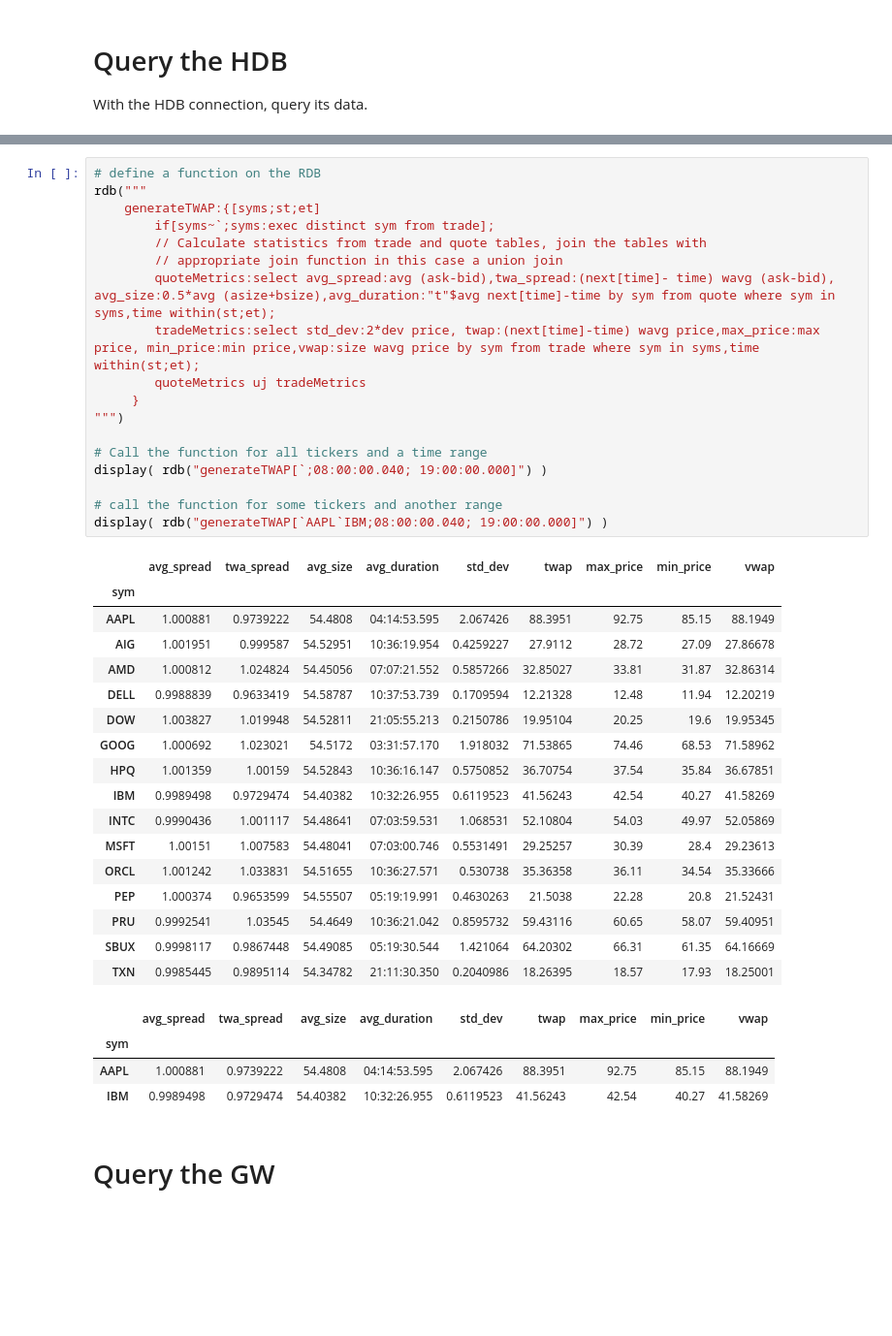
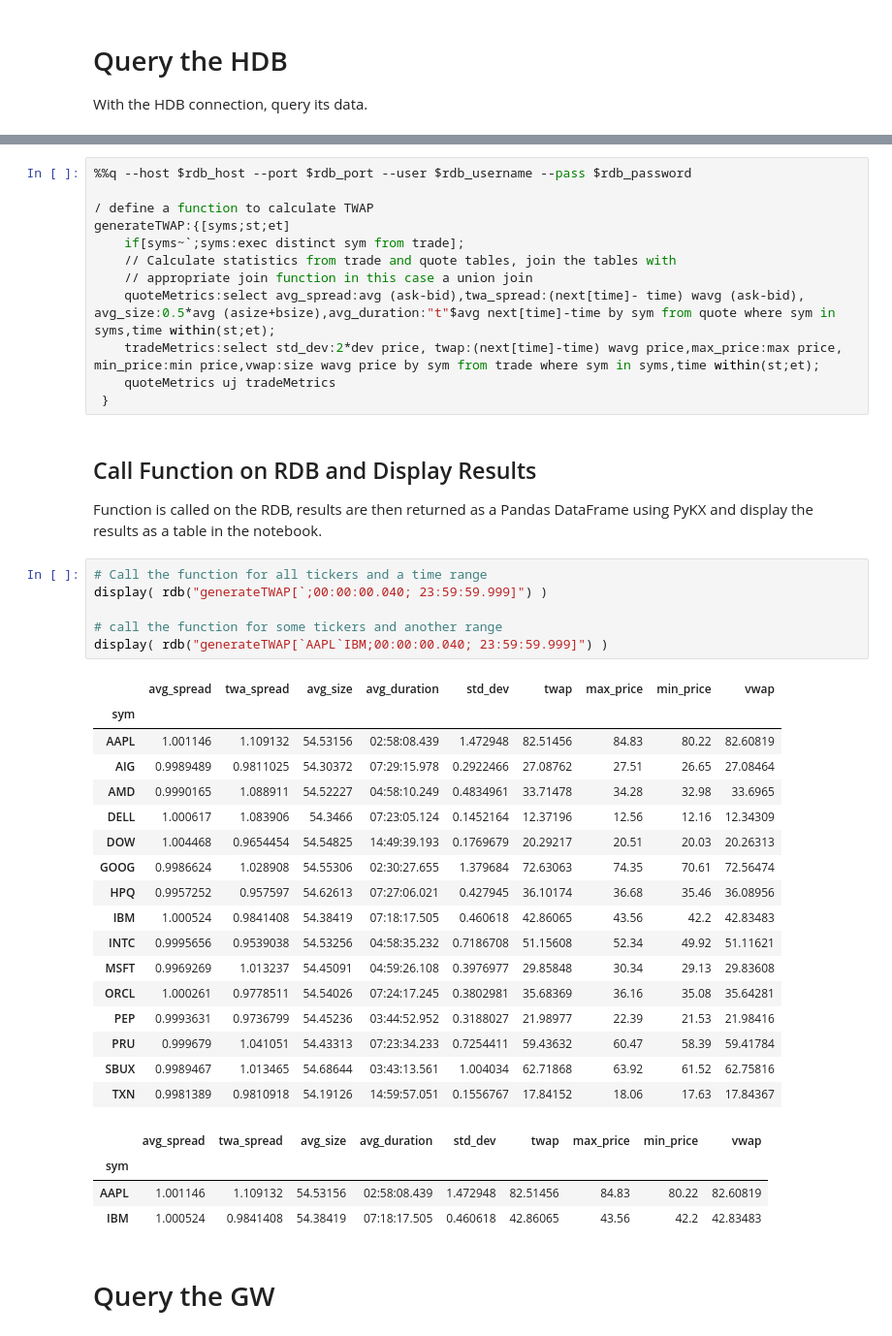
Before and after one commit to aws/amazon-finspace-examples, a Jupyter notebook: ManagedkdbInsights/basic_tick_V3/pykx_query_all.ipynb, the cells around one changed output, grey strips where cells are left out. Shown: that part at 97% size. Saved outputs shown, nothing was run; the diff lists cells and outputs as text; blank space fills up the shorter version.

```diff
--- a/ManagedkdbInsights/basic_tick_V3/pykx_query_all.ipynb
+++ b/ManagedkdbInsights/basic_tick_V3/pykx_query_all.ipynb
@@ -165,43 +181,46 @@ trade: 299,185
+# %%
+%%q --host $rdb_host --port $rdb_port --user $rdb_username --pass $rdb_password
+
+/ define a function to calculate TWAP
+generateTWAP:{[syms;st;et]
+    if[syms~`;syms:exec distinct sym from trade];
+    // Calculate statistics from trade and quote tables, join the tables with
+    // appropriate join function in this case a union join
+    quoteMetrics:select avg_spread:avg (ask-bid),twa_spread:(next[time]- time) wavg (ask-bid), avg_size:0.5*avg (asize+bsize),avg_duration:"t"$avg next[time]-time by sym from quote where sym in syms,time within(st;et);
+    tradeMetrics:select std_dev:2*dev price, twap:(next[time]-time) wavg price,max_price:max price, min_price:min price,vwap:size wavg price by sym from trade where sym in syms,time within(st;et);
+    quoteMetrics uj tradeMetrics
+ }
+# %% [markdown]
+## Call Function on RDB and Display Results
+Function is called on the RDB, results are then returned as a Pandas DataFrame using PyKX and display the results as a table in the notebook.
 # %%
-# define a function on the RDB
-rdb("""
-    generateTWAP:{[syms;st;et]
-        if[syms~`;syms:exec distinct sym from trade];
-        // Calculate statistics from trade and quote tables, join the tables with
-        // appropriate join function in this case a union join
-        quoteMetrics:select avg_spread:avg (ask-bid),twa_spread:(next[time]- time) wavg (ask-bid), avg_size:0.5*avg (asize+bsize),avg_duration:"t"$avg next[time]-time by sym from quote where sym in syms,time within(st;et);
-        tradeMetrics:select std_dev:2*dev price, twap:(next[time]-time) wavg price,max_price:max price, min_price:min price,vwap:size wavg price by sym from trade where sym in syms,time within(st;et);
-        quoteMetrics uj tradeMetrics
-     }
-""")
-
 # Call the function for all tickers and a time range
-display( rdb("generateTWAP[`;08:00:00.040; 19:00:00.000]") )
+display( rdb("generateTWAP[`;00:00:00.040; 23:59:59.999]") )
 
 # call the function for some tickers and another range
-display( rdb("generateTWAP[`AAPL`IBM;08:00:00.040; 19:00:00.000]") )
+display( rdb("generateTWAP[`AAPL`IBM;00:00:00.040; 23:59:59.999]") )
 # %% [output]
 |  | avg_spread | twa_spread | avg_size | avg_duration | std_dev | twap | max_price | min_price | vwap |
 | sym |  |  |  |  |  |  |  |  |  |
-| AAPL | 1.000881 | 0.9739222 | 54.4808 | 04:14:53.595 | 2.067426 | 88.3951 | 92.75 | 85.15 | 88.1949 |
-| AIG | 1.001951 | 0.999587 | 54.52951 | 10:36:19.954 | 0.4259227 | 27.9112 | 28.72 | 27.09 | 27.86678 |
-| AMD | 1.000812 | 1.024824 | 54.45056 | 07:07:21.552 | 0.5857266 | 32.85027 | 33.81 | 31.87 | 32.86314 |
-| DELL | 0.9988839 | 0.9633419 | 54.58787 | 10:37:53.739 | 0.1709594 | 12.21328 | 12.48 | 11.94 | 12.20219 |
-| DOW | 1.003827 | 1.019948 | 54.52811 | 21:05:55.213 | 0.2150786 | 19.95104 | 20.25 | 19.6 | 19.95345 |
-| GOOG | 1.000692 | 1.023021 | 54.5172 | 03:31:57.170 | 1.918032 | 71.53865 | 74.46 | 68.53 | 71.58962 |
-| HPQ | 1.001359 | 1.00159 | 54.52843 | 10:36:16.147 | 0.5750852 | 36.70754 | 37.54 | 35.84 | 36.67851 |
-| IBM | 0.9989498 | 0.9729474 | 54.40382 | 10:32:26.955 | 0.6119523 | 41.56243 | 42.54 | 40.27 | 41.58269 |
-| INTC | 0.9990436 | 1.001117 | 54.48641 | 07:03:59.531 | 1.068531 | 52.10804 | 54.03 | 49.97 | 52.05869 |
-| MSFT | 1.00151 | 1.007583 | 54.48041 | 07:03:00.746 | 0.5531491 | 29.25257 | 30.39 | 28.4 | 29.23613 |
-| ORCL | 1.001242 | 1.033831 | 54.51655 | 10:36:27.571 | 0.530738 | 35.36358 | 36.11 | 34.54 | 35.33666 |
-| PEP | 1.000374 | 0.9653599 | 54.55507 | 05:19:19.991 | 0.4630263 | 21.5038 | 22.28 | 20.8 | 21.52431 |
-| PRU | 0.9992541 | 1.03545 | 54.4649 | 10:36:21.042 | 0.8595732 | 59.43116 | 60.65 | 58.07 | 59.40951 |
-| SBUX | 0.9998117 | 0.9867448 | 54.49085 | 05:19:30.544 | 1.421064 | 64.20302 | 66.31 | 61.35 | 64.16669 |
-| TXN | 0.9985445 | 0.9895114 | 54.34782 | 21:11:30.350 | 0.2040986 | 18.26395 | 18.57 | 17.93 | 18.25001 |
+| AAPL | 1.001146 | 1.109132 | 54.53156 | 02:58:08.439 | 1.472948 | 82.51456 | 84.83 | 80.22 | 82.60819 |
+| AIG | 0.9989489 | 0.9811025 | 54.30372 | 07:29:15.978 | 0.2922466 | 27.08762 | 27.51 | 26.65 | 27.08464 |
+| AMD | 0.9990165 | 1.088911 | 54.52227 | 04:58:10.249 | 0.4834961 | 33.71478 | 34.28 | 32.98 | 33.6965 |
+| DELL | 1.000617 | 1.083906 | 54.3466 | 07:23:05.124 | 0.1452164 | 12.37196 | 12.56 | 12.16 | 12.34309 |
+| DOW | 1.004468 | 0.9654454 | 54.54825 | 14:49:39.193 | 0.1769679 | 20.29217 | 20.51 | 20.03 | 20.26313 |
+| GOOG | 0.9986624 | 1.028908 | 54.55306 | 02:30:27.655 | 1.379684 | 72.63063 | 74.35 | 70.61 | 72.56474 |
+| HPQ | 0.9957252 | 0.957597 | 54.62613 | 07:27:06.021 | 0.427945 | 36.10174 | 36.68 | 35.46 | 36.08956 |
+| IBM | 1.000524 | 0.9841408 | 54.38419 | 07:18:17.505 | 0.460618 | 42.86065 | 43.56 | 42.2 | 42.83483 |
+| INTC | 0.9995656 | 0.9539038 | 54.53256 | 04:58:35.232 | 0.7186708 | 51.15608 | 52.34 | 49.92 | 51.11621 |
+| MSFT | 0.9969269 | 1.013237 | 54.45091 | 04:59:26.108 | 0.3976977 | 29.85848 | 30.34 | 29.13 | 29.83608 |
+| ORCL | 1.000261 | 0.9778511 | 54.54026 | 07:24:17.245 | 0.3802981 | 35.68369 | 36.16 | 35.08 | 35.64281 |
+| PEP | 0.9993631 | 0.9736799 | 54.45236 | 03:44:52.952 | 0.3188027 | 21.98977 | 22.39 | 21.53 | 21.98416 |
+| PRU | 0.999679 | 1.041051 | 54.43313 | 07:23:34.233 | 0.7254411 | 59.43632 | 60.47 | 58.39 | 59.41784 |
+| SBUX | 0.9989467 | 1.013465 | 54.68644 | 03:43:13.561 | 1.004034 | 62.71868 | 63.92 | 61.52 | 62.75816 |
+| TXN | 0.9981389 | 0.9810918 | 54.19126 | 14:59:57.051 | 0.1556767 | 17.84152 | 18.06 | 17.63 | 17.84367 |
 |  | avg_spread | twa_spread | avg_size | avg_duration | std_dev | twap | max_price | min_price | vwap |
 | sym |  |  |  |  |  |  |  |  |  |
-| AAPL | 1.000881 | 0.9739222 | 54.4808 | 04:14:53.595 | 2.067426 | 88.3951 | 92.75 | 85.15 | 88.1949 |
-| IBM | 0.9989498 | 0.9729474 | 54.40382 | 10:32:26.955 | 0.6119523 | 41.56243 | 42.54 | 40.27 | 41.58269 |
+| AAPL | 1.001146 | 1.109132 | 54.53156 | 02:58:08.439 | 1.472948 | 82.51456 | 84.83 | 80.22 | 82.60819 |
+| IBM | 1.000524 | 0.9841408 | 54.38419 | 07:18:17.505 | 0.460618 | 42.86065 | 43.56 | 42.2 | 42.83483 |
 # %% [markdown]
 # Query the GW
 # %%
```
Also changed, not shown: parts of 9 cells of this notebook, 6 other files.
